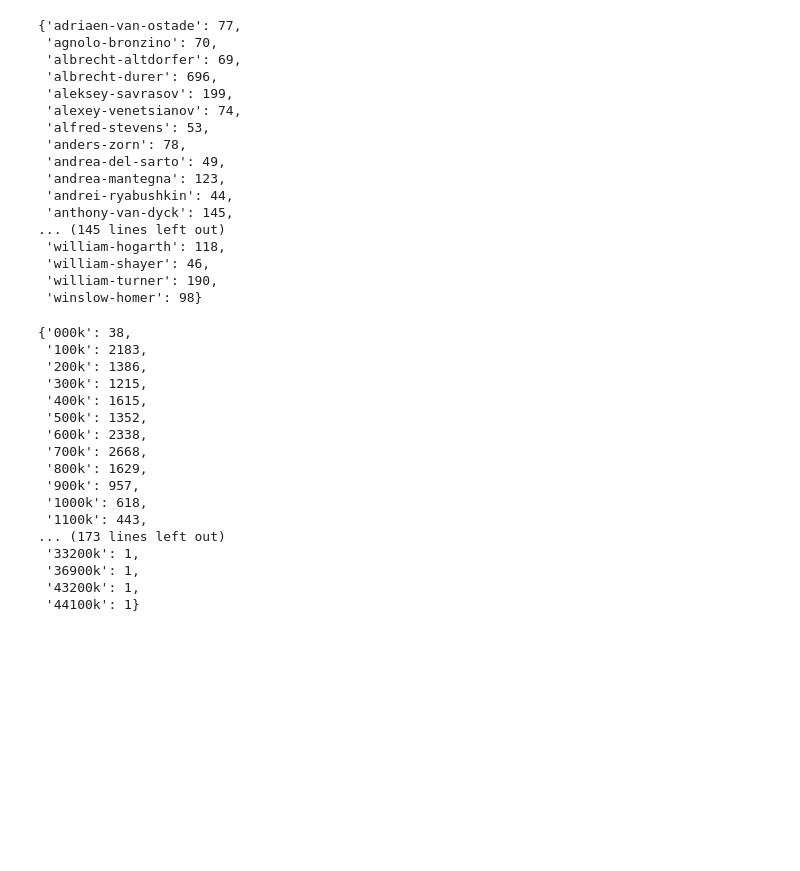
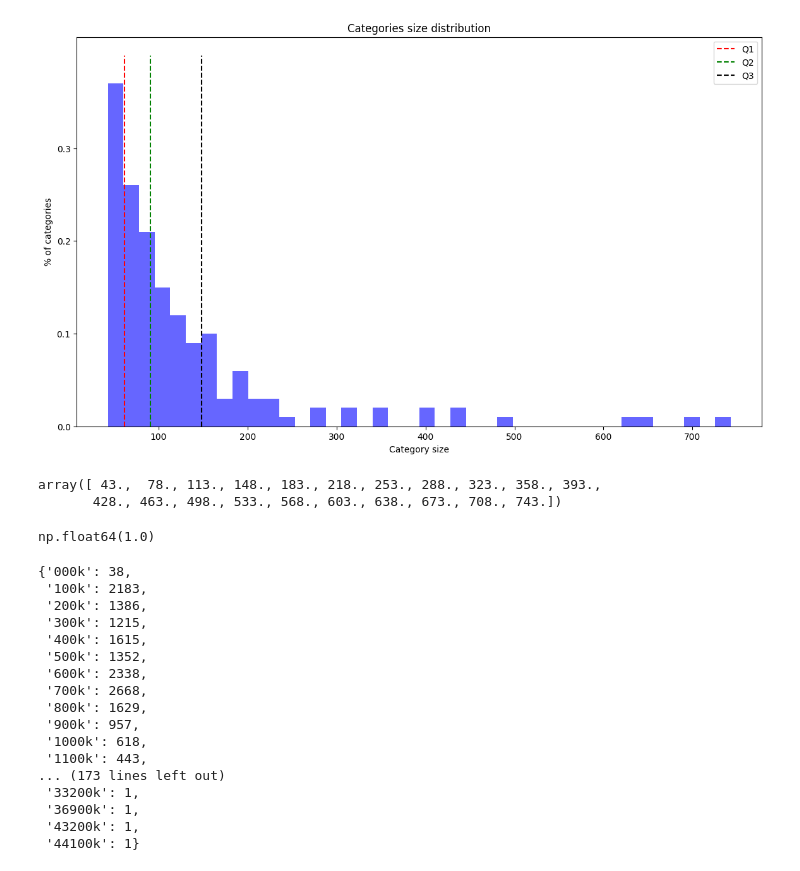
Before and after one commit to MicheleCazzola/artist-identification, a Jupyter notebook: scripts/stats/stats_distr.ipynb, the cells around one changed output. Drawn from its saved outputs; the diff is of its cells as text; code cells hidden in the pictures; blank space fills up the shorter version.

```diff
--- a/scripts/stats/stats_distr.ipynb
+++ b/scripts/stats/stats_distr.ipynb
@@ -6,27 +7,41 @@ from itertools import chain
 # %%
-data = json.load(open("./scripts/stats/stats.json", mode="r", encoding="utf-8"), parse_int=lambda x: int(x))
+data = json.load(open("./stats_all.json", mode="r", encoding="utf-8"), parse_int=lambda x: int(x))
 cat_sizes = data["categories_size"]
 dimensions = data["dimensions"]
 # %%
-dict(sorted(cat_sizes.items(), key=lambda a: a[0]))
+sizes = dict(sorted(cat_sizes.items(), key=lambda a: a[0]))
+values = sorted(list(sizes.values()))
-# %% [output]
-{'adriaen-van-ostade': 77,
- 'agnolo-bronzino': 70,
- 'albrecht-altdorfer': 69,
- 'albrecht-durer': 696,
- 'aleksey-savrasov': 199,
- 'alexey-venetsianov': 74,
- 'alfred-stevens': 53,
- 'anders-zorn': 78,
- 'andrea-del-sarto': 49,
- 'andrea-mantegna': 123,
- 'andrei-ryabushkin': 44,
- 'anthony-van-dyck': 145,
-... (145 lines left out)
- 'william-hogarth': 118,
- 'william-shayer': 46,
- 'william-turner': 190,
- 'winslow-homer': 98}
+# %%
+values = pd.Series(values)
+Q1 = values.quantile(0.25)
+Q2 = values.quantile(0.5)
+Q3 = values.quantile(0.75)
+
+plt.figure(figsize=(14, 8))
+plt.hist(values, density=False, bins=40, color='b', alpha=0.6)
+plt.yticks(np.arange(0, 40, step = 10), np.arange(0, 0.4, step = 0.1, dtype=np.float32))
+
+plt.vlines(Q1, 0, 40, colors='r', linestyles='dashed', label='Q1')
+plt.vlines(Q2, 0, 40, colors='g', linestyles='dashed', label='Q2')
+plt.vlines(Q3, 0, 40, colors='k', linestyles='dashed', label='Q3')
+
+plt.title("Categories size distribution")
+plt.xlabel("Category size")
+plt.ylabel("% of categories")
+plt.legend()
+
+plt.show()
+# %% [output]
+[figure, added]
+# %%
+b
+# %% [output]
+array([ 43.,  78., 113., 148., 183., 218., 253., 288., 323., 358., 393.,
+       428., 463., 498., 533., 568., 603., 638., 673., 708., 743.])
+# %%
+sum(a) * (b[1] - b[0])
+# %% [output]
+np.float64(1.0)
 # %%
 dimensions = dict(sorted(dimensions.items(), key=lambda e: int(e[0][:-3])))
 dimensions
```
Also changed, not shown: parts of 1 cell of this notebook, 4 other files.
